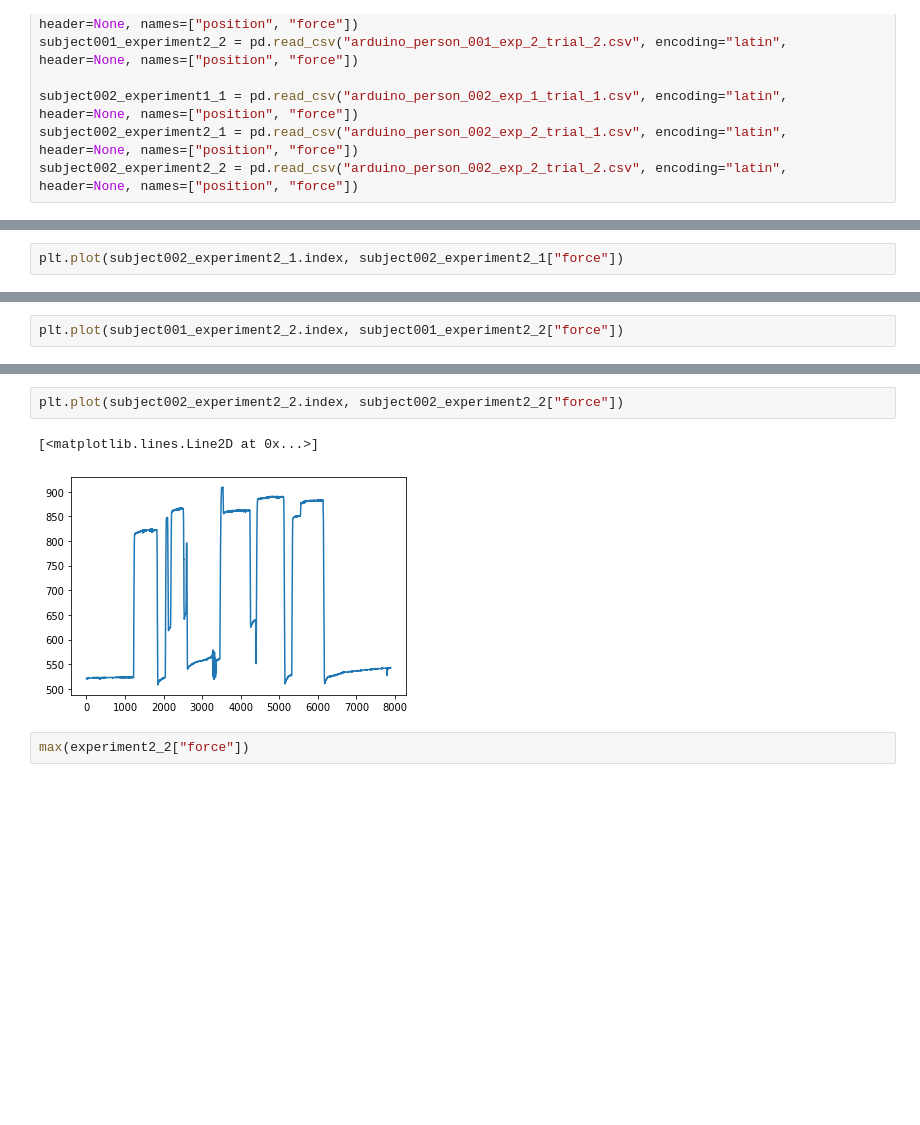
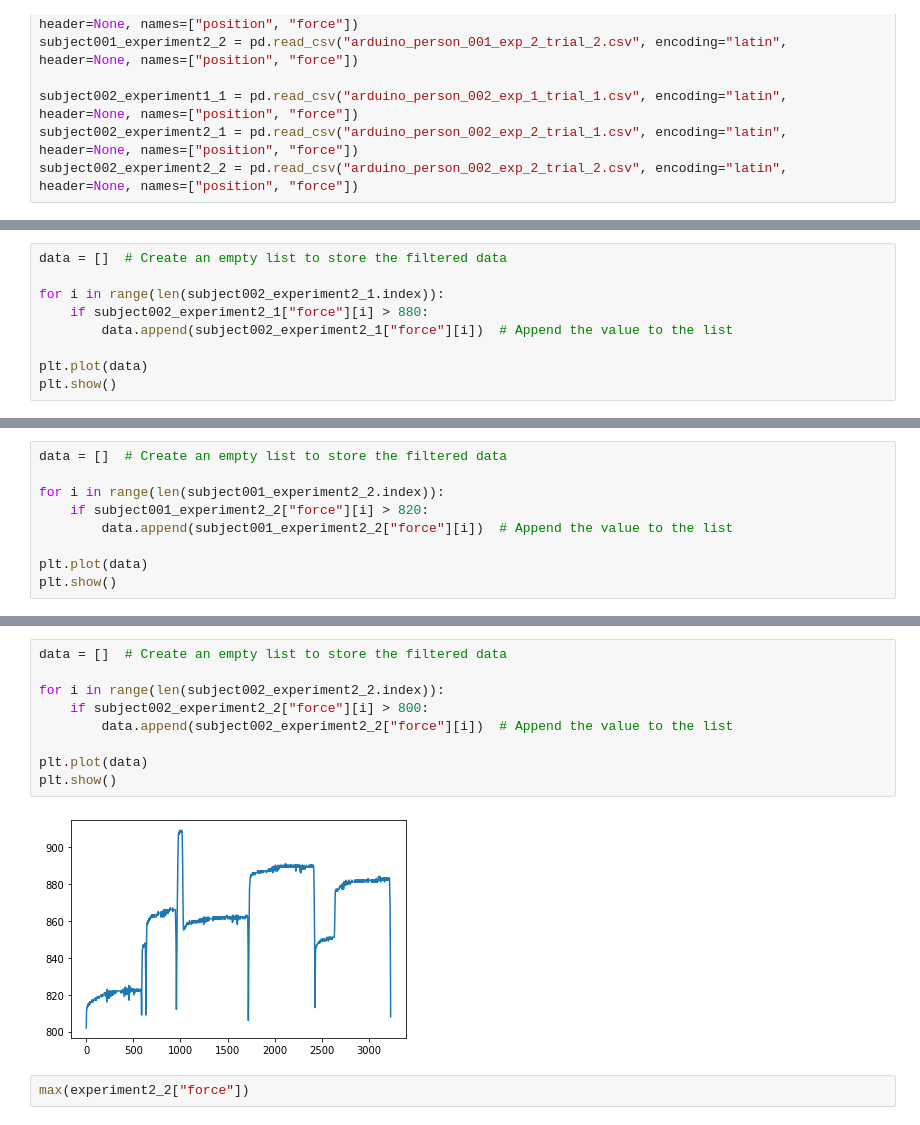
Before and after one commit to Jenirethvanessa/robotic_end-effector, a Jupyter notebook: experiment_1_results.ipynb, the cells around one changed output, grey strips where cells are left out. Drawn from its saved outputs; the diff is of its cells as text; blank space fills up the shorter version.

```diff
--- a/experiment_1_results.ipynb
+++ b/experiment_1_results.ipynb
@@ -20,3 +84,10 @@ plt.plot(subject001_experiment2_1.index, subject001_experiment2_1["force"])
 # %%
-plt.plot(subject002_experiment2_1.index, subject002_experiment2_1["force"])
+data = []  # Create an empty list to store the filtered data
+
+for i in range(len(subject002_experiment2_1.index)):
+    if subject002_experiment2_1["force"][i] > 880:
+        data.append(subject002_experiment2_1["force"][i])  # Append the value to the list
+
+plt.plot(data)
+plt.show()
 # %% [output]
@@ -25,3 +95,10 @@ plt.plot(subject002_experiment2_1.index, subject002_experiment2_1["force"])
 # %%
-plt.plot(subject001_experiment2_2.index, subject001_experiment2_2["force"])
+data = []  # Create an empty list to store the filtered data
+
+for i in range(len(subject001_experiment2_2.index)):
+    if subject001_experiment2_2["force"][i] > 820:
+        data.append(subject001_experiment2_2["force"][i])  # Append the value to the list
+
+plt.plot(data)
+plt.show()
 # %% [output]
@@ -30,8 +106,14 @@ plt.plot(subject001_experiment2_2.index, subject001_experiment2_2["force"])
 # %%
-plt.plot(subject002_experiment2_2.index, subject002_experiment2_2["force"])
+data = []  # Create an empty list to store the filtered data
+
+for i in range(len(subject002_experiment2_2.index)):
+    if subject002_experiment2_2["force"][i] > 800:
+        data.append(subject002_experiment2_2["force"][i])  # Append the value to the list
+
+plt.plot(data)
+plt.show()
 # %% [output]
-[<matplotlib.lines.Line2D at 0x...>]
-[figure, old version]
+[figure, new version]
 # %%
 max(experiment2_2["force"])
 # %%
```
Also changed, not shown: parts of 9 cells of this notebook, 1 other file.
